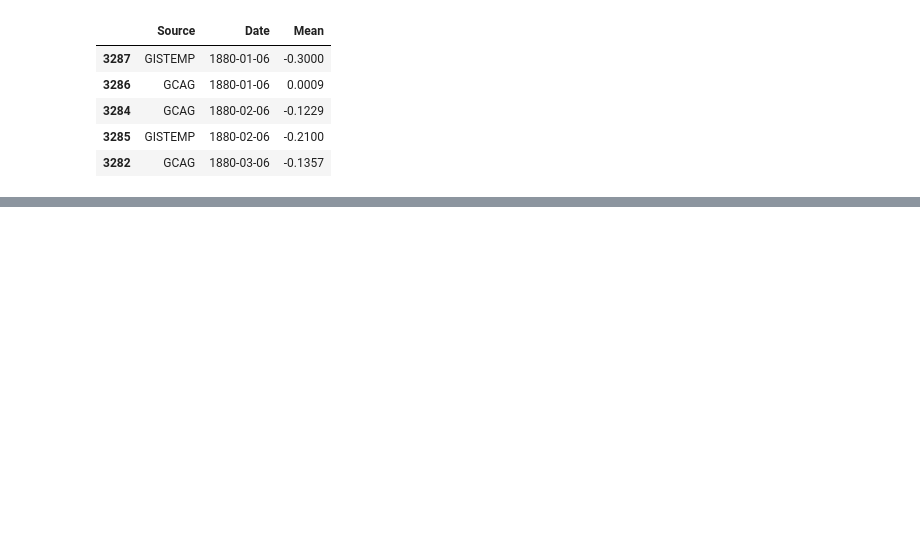
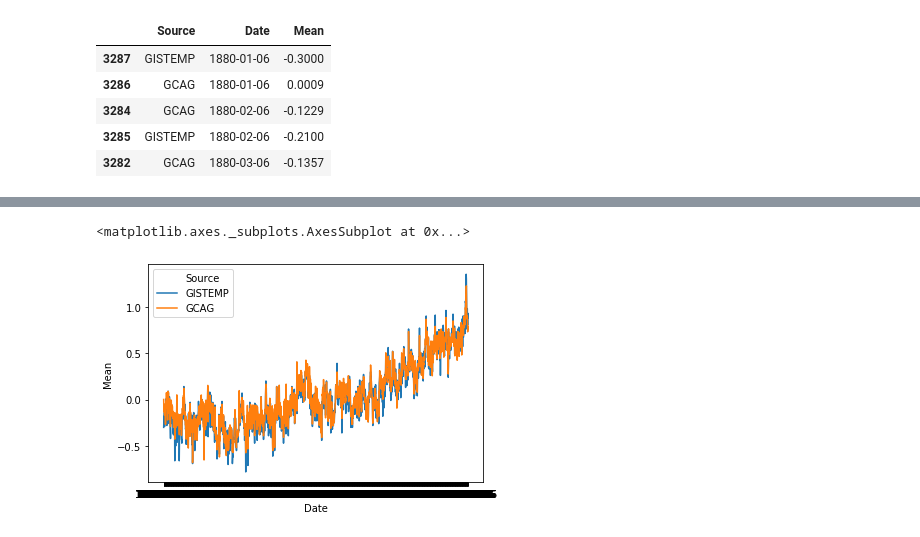
Before and after one commit to martins0n/sandbox, a Jupyter notebook: pipelines_for_time_series/sandbox.ipynb, the cells around one changed output, grey strips where cells are left out. Saved outputs shown, nothing was run; the diff lists cells and outputs as text; code cells hidden in the pictures; blank space fills up the shorter version.

```diff
--- a/pipelines_for_time_series/sandbox.ipynb
+++ b/pipelines_for_time_series/sandbox.ipynb
@@ -32,5 +29,5 @@ dataset.head()
 | 3285 | GISTEMP | 1880-02-06 | -0.2100 |
 | 3282 | GCAG | 1880-03-06 | -0.1357 |
 # %%
-px.line(dataset, x='Date', y='Mean', color='Source')
+sns.lineplot(data=dataset, x='Date', y='Mean', hue='Source')
 # %% [output]
@@ -38,3 +34,5 @@ px.line(dataset, x='Date', y='Mean', color='Source')
+<matplotlib.axes._subplots.AxesSubplot at 0x...>
+[figure, added]
 # %%
 ts = dataset[dataset.Source=='GCAG'][['Date', 'Mean']]
 ts.columns = ['time', 'y']
```
Also changed, not shown: parts of 5 cells of this notebook, 8 other files.
